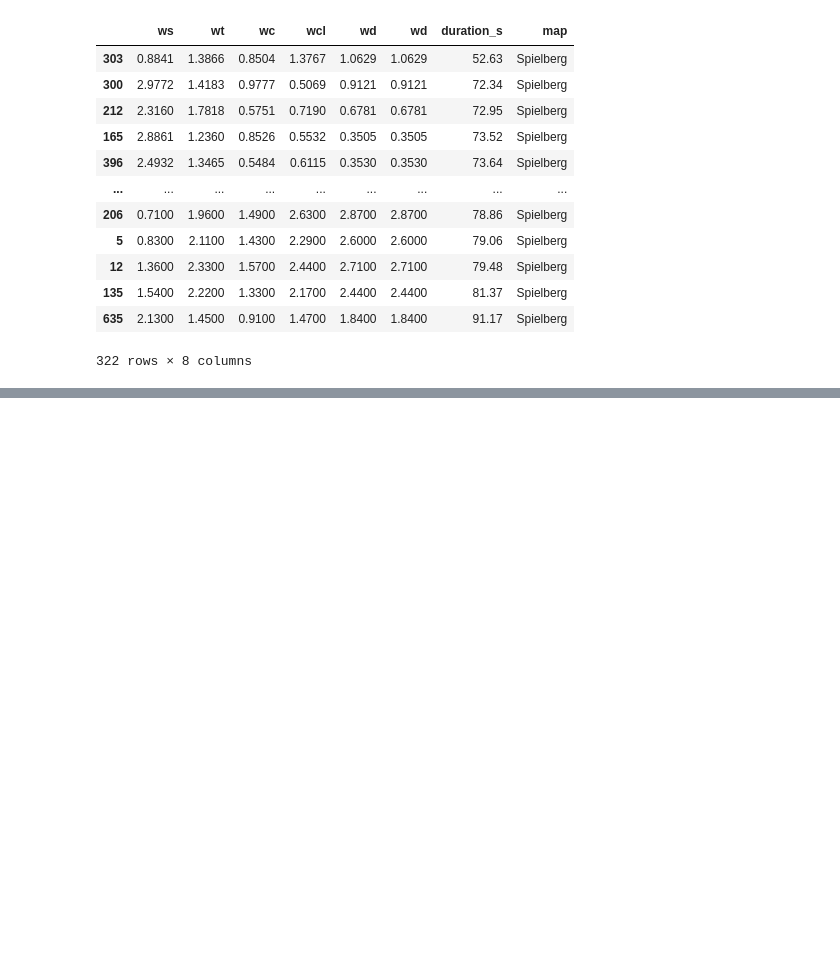
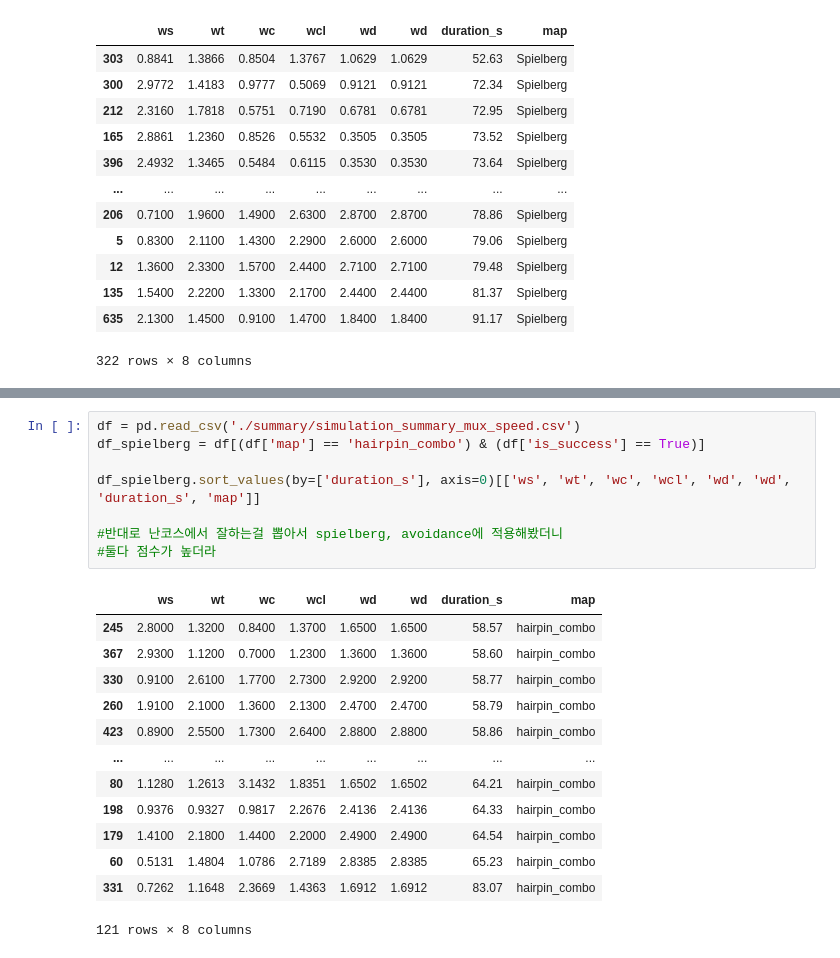
Before and after one commit to SSUNOWL/ROS2_AUTODRIVING, a Jupyter notebook: analyze_mux_logs.ipynb, the cells around one changed output, grey strips where cells are left out. Saved outputs shown, nothing was run; the diff lists cells and outputs as text; blank space fills up the shorter version.

```diff
--- a/analyze_mux_logs.ipynb
+++ b/analyze_mux_logs.ipynb
@@ -1366,0 +1711,22 @@ FileNotFoundError: [Errno 2] No such file or directory: 'simulation_results_mux_
+# %%
+df = pd.read_csv('./summary/simulation_summary_mux_speed.csv')
+df_spielberg = df[(df['map'] == 'hairpin_combo') & (df['is_success'] == True)]
+
+df_spielberg.sort_values(by=['duration_s'], axis=0)[['ws', 'wt', 'wc', 'wcl', 'wd', 'wd', 'duration_s', 'map']]
+
+#반대로 난코스에서 잘하는걸 뽑아서 spielberg, avoidance에 적용해봤더니
+#둘다 점수가 높더라
+# %% [output]
+|  | ws | wt | wc | wcl | wd | wd | duration_s | map |
+| 245 | 2.8000 | 1.3200 | 0.8400 | 1.3700 | 1.6500 | 1.6500 | 58.57 | hairpin_combo |
+| 367 | 2.9300 | 1.1200 | 0.7000 | 1.2300 | 1.3600 | 1.3600 | 58.60 | hairpin_combo |
+| 330 | 0.9100 | 2.6100 | 1.7700 | 2.7300 | 2.9200 | 2.9200 | 58.77 | hairpin_combo |
+| 260 | 1.9100 | 2.1000 | 1.3600 | 2.1300 | 2.4700 | 2.4700 | 58.79 | hairpin_combo |
+| 423 | 0.8900 | 2.5500 | 1.7300 | 2.6400 | 2.8800 | 2.8800 | 58.86 | hairpin_combo |
+| ... | ... | ... | ... | ... | ... | ... | ... | ... |
+| 80 | 1.1280 | 1.2613 | 3.1432 | 1.8351 | 1.6502 | 1.6502 | 64.21 | hairpin_combo |
+| 198 | 0.9376 | 0.9327 | 0.9817 | 2.2676 | 2.4136 | 2.4136 | 64.33 | hairpin_combo |
+| 179 | 1.4100 | 2.1800 | 1.4400 | 2.2000 | 2.4900 | 2.4900 | 64.54 | hairpin_combo |
+| 60 | 0.5131 | 1.4804 | 1.0786 | 2.7189 | 2.8385 | 2.8385 | 65.23 | hairpin_combo |
+| 331 | 0.7262 | 1.1648 | 2.3669 | 1.4363 | 1.6912 | 1.6912 | 83.07 | hairpin_combo |
+121 rows × 8 columns
```
Also changed, not shown: parts of 14 cells of this notebook, 3 other files.
